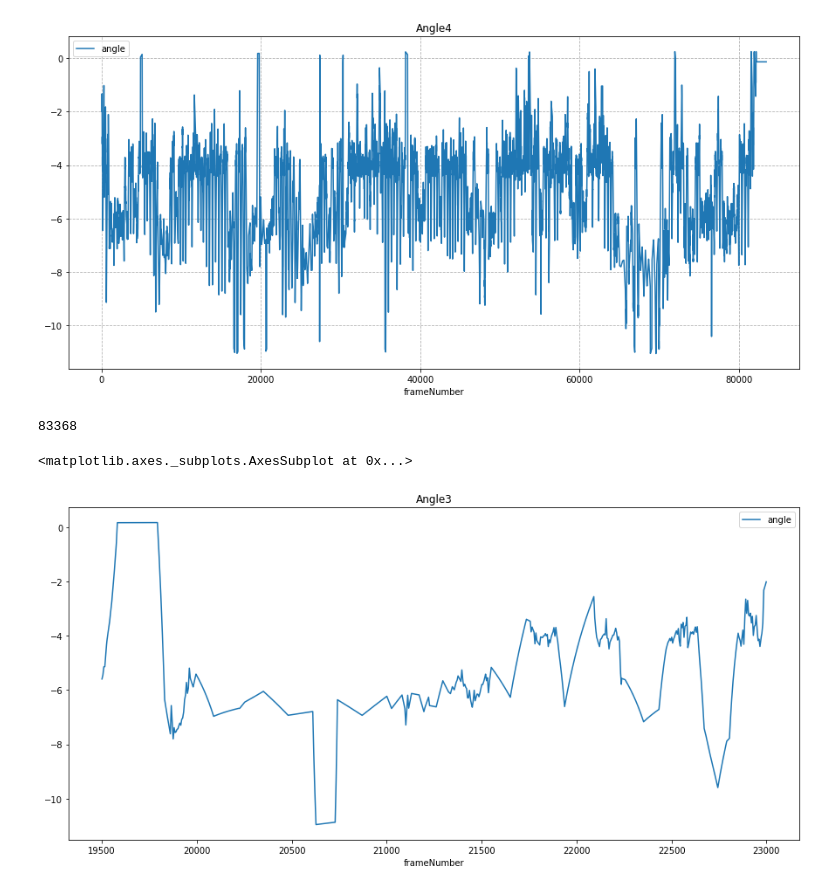
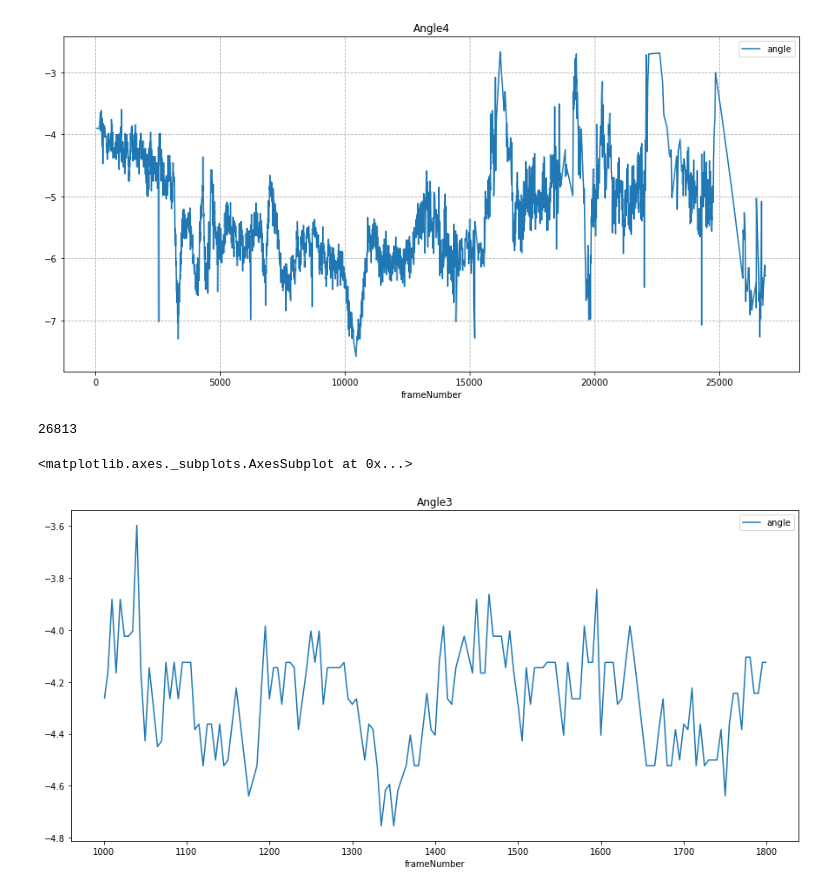
Before and after one commit to mzalota/crabs-video-analysis, a Jupyter notebook: ipython/reddots.ipynb, the cells around one changed output. Drawn from its saved outputs; the diff is of its cells as text; code cells hidden in the pictures.

```diff
--- a/ipython/reddots.ipynb
+++ b/ipython/reddots.ipynb
@@ -20,11 +20,11 @@ from lib.data.DriftData import DriftData
 #videoFileName = "V4__R_20180915_210447"
 #videoFileName = "V6__R_20180915_212238"
 
-#rootDir ="C:/workspaces/AnjutkaVideo/2019-Kara/St6236_19"
-#videoFileName = "V1"
+rootDir ="C:/workspaces/AnjutkaVideo/2019-Kara/St6236_19"
+videoFileName = "V1"
 
-rootDir ="C:/workspaces/AnjutkaVideo/2019-Kara/St6279_19"
-videoFileName = "V2"
+#rootDir ="C:/workspaces/AnjutkaVideo/2019-Kara/St6279_19"
+#videoFileName = "V2"
 
 
 #rootDir = "C:/workspaces/AnjutkaVideo/KaraSeaCrabVideoBlagopoluchiyaBay2018/"
@@ -158,13 +158,13 @@ df_intr = rd_data.getPandasDF()
 df_intr.plot(x='frameNumber', y=[ 'angle'],figsize=(15,7), title="Angle4")
 plt.gca().grid(which='major', axis='both', linestyle='--') #specify grid lines
 # %% [output]
-[figure, old version]
+[figure, new version]
 # %%
 len(df_intr.index)
 # %% [output]
-83368
+26813
 # %%
-df_intr.loc[df_intr['frameNumber'] > 19500].loc[df_intr['frameNumber'] < 23000].plot(x='frameNumber', y=['angle'],figsize=(15,7), title="Angle3")
+df_intr.loc[df_intr['frameNumber'] > 1000].loc[df_intr['frameNumber'] < 1800].plot(x='frameNumber', y=['angle'],figsize=(15,7), title="Angle3")
 # %% [output]
 <matplotlib.axes._subplots.AxesSubplot at 0x...>
-[figure, old version]
+[figure, new version]
```
Also changed, not shown: parts of 26 cells of this notebook, 5 other files.
